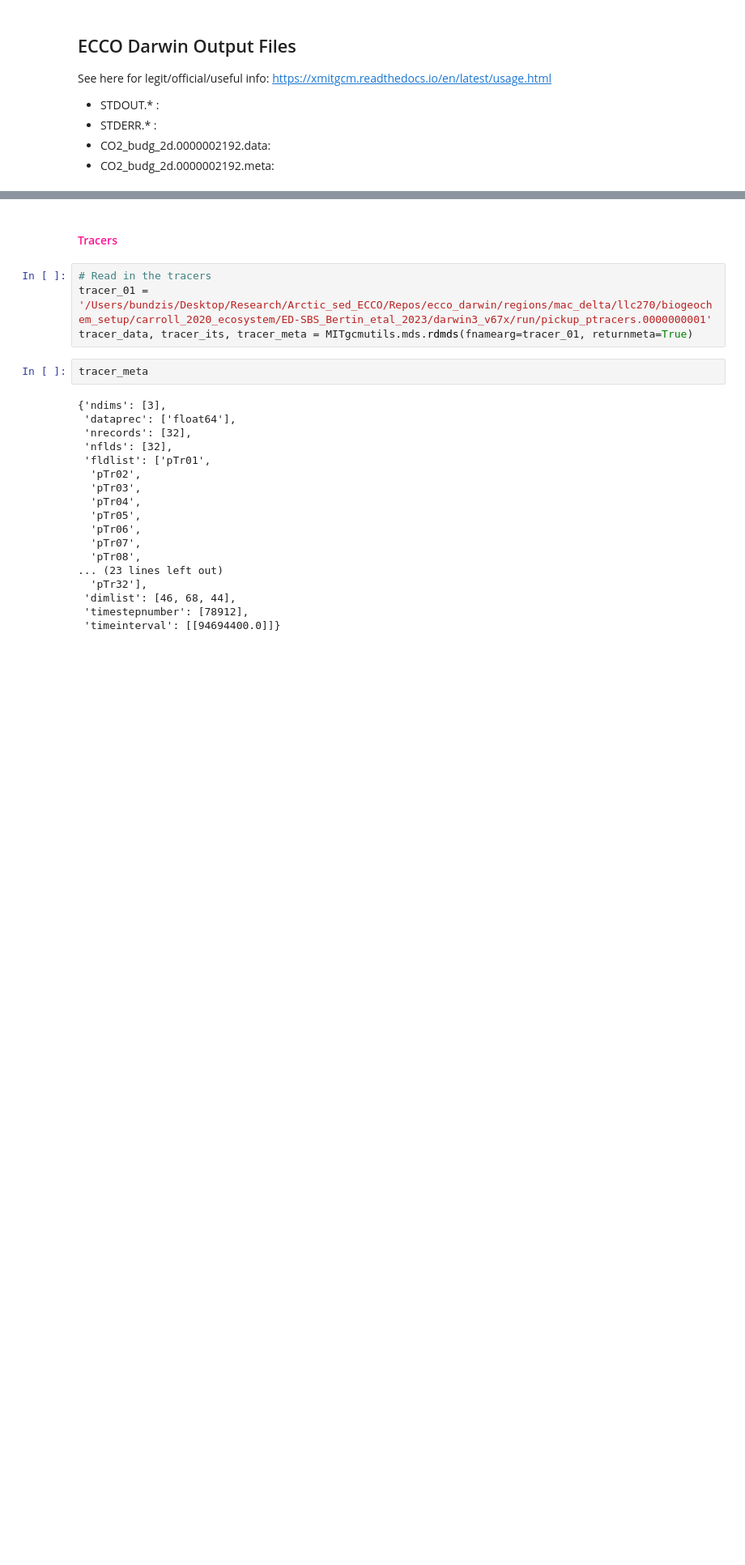
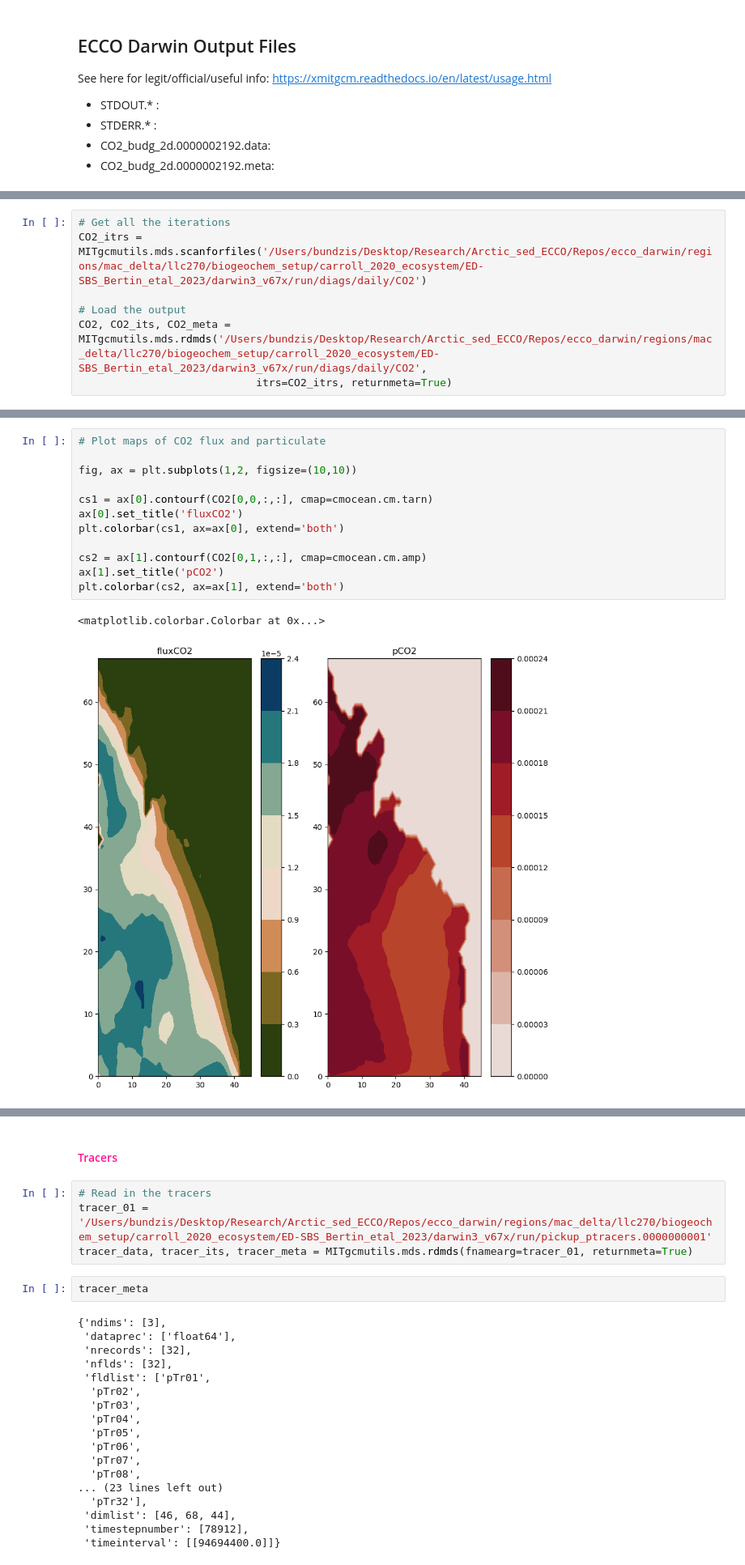
Before and after one commit to bundzis/ECCO_Darwin_analysis, a Jupyter notebook: Analysis/explore_ecco_darwin_output.ipynb, the cells around one changed output, grey strips where cells are left out. Shown at 81% size. Drawn from its saved outputs; the diff is of its cells as text; blank space fills up the shorter version.

Commit message:
added more basic output processing

```diff
--- a/Analysis/explore_ecco_darwin_output.ipynb
+++ b/Analysis/explore_ecco_darwin_output.ipynb
@@ -29,0 +74,7 @@ import cmocean
+# %%
+# Get all the iterations
+CO2_itrs = MITgcmutils.mds.scanforfiles('/Users/bundzis/Desktop/Research/Arctic_sed_ECCO/Repos/ecco_darwin/regions/mac_delta/llc270/biogeochem_setup/carroll_2020_ecosystem/ED-SBS_Bertin_etal_2023/darwin3_v67x/run/diags/daily/CO2')
+
+# Load the output
+CO2, CO2_its, CO2_meta = MITgcmutils.mds.rdmds('/Users/bundzis/Desktop/Research/Arctic_sed_ECCO/Repos/ecco_darwin/regions/mac_delta/llc270/biogeochem_setup/carroll_2020_ecosystem/ED-SBS_Bertin_etal_2023/darwin3_v67x/run/diags/daily/CO2',
+                            itrs=CO2_itrs, returnmeta=True)
@@ -29,0 +113,15 @@ import cmocean
+# %%
+# Plot maps of CO2 flux and particulate
+
+fig, ax = plt.subplots(1,2, figsize=(10,10))
+
+cs1 = ax[0].contourf(CO2[0,0,:,:], cmap=cmocean.cm.tarn)
+ax[0].set_title('fluxCO2')
+plt.colorbar(cs1, ax=ax[0], extend='both')
+
+cs2 = ax[1].contourf(CO2[0,1,:,:], cmap=cmocean.cm.amp)
+ax[1].set_title('pCO2')
+plt.colorbar(cs2, ax=ax[1], extend='both')
+# %% [output]
+<matplotlib.colorbar.Colorbar at 0x...>
+[figure, added]
```
Also changed, not shown: parts of 25 cells of this notebook.
